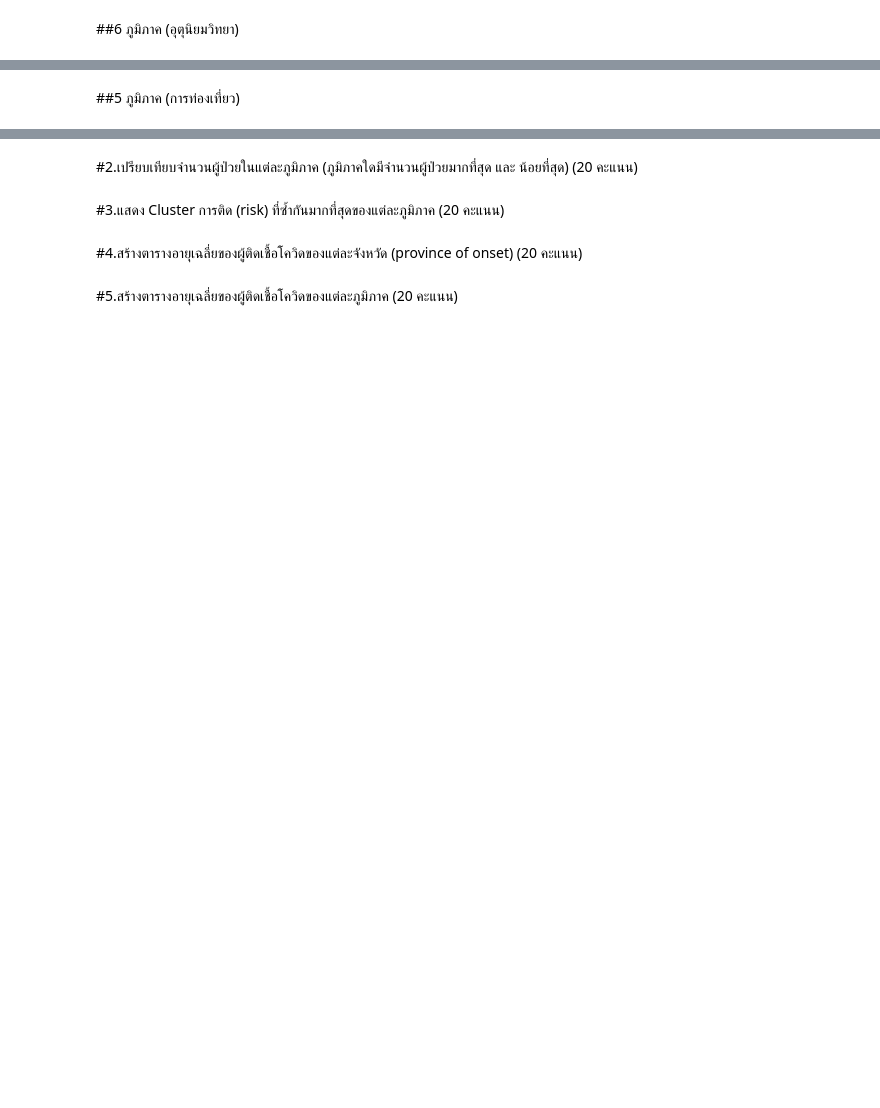
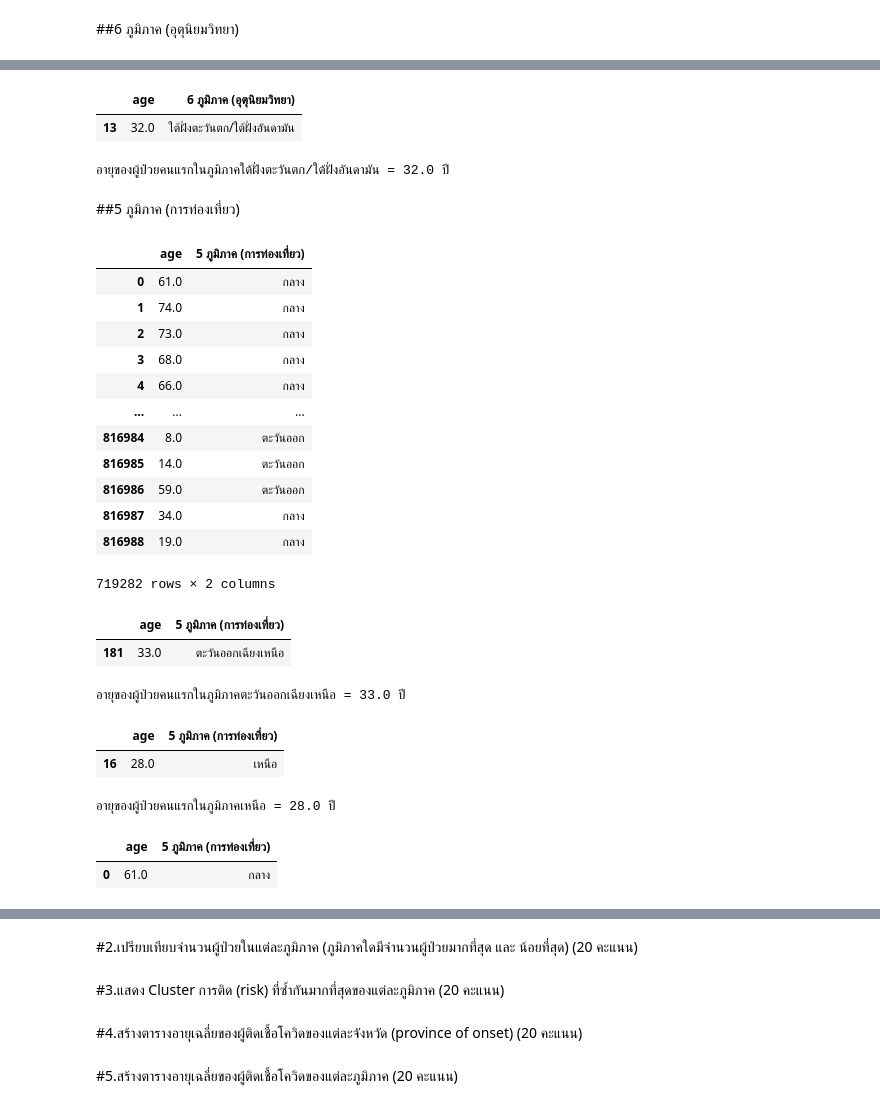
Before and after one commit to sskboonmee/data_viz_2022, a Jupyter notebook: BasicPython&DataViz_midterm2022.ipynb, the cells around one changed output, grey strips where cells are left out. Drawn from its saved outputs; the diff is of its cells as text; code cells hidden in the pictures; blank space fills up the shorter version.

```diff
--- a/BasicPython&DataViz_midterm2022.ipynb
+++ b/BasicPython&DataViz_midterm2022.ipynb
@@ -463,2 +534,58 @@ print(f'อายุของผู้ป่วยคนแรกในภูม
+# %%
+no1_6met_sw= no1_6met[no1_6met['6 ภูมิภาค (อุตุนิยมวิทยา)']=='ใต้ฝั่งตะวันตก/ใต้ฝั่งอันดามัน']
+no1_6met_sw.iloc[:1,:]
+# %% [output]
+|  | age | 6 ภูมิภาค (อุตุนิยมวิทยา) |
+| 13 | 32.0 | ใต้ฝั่งตะวันตก/ใต้ฝั่งอันดามัน |
+# %%
+age = no1_6met_sw.iloc[:1,:].iloc[0,0]
+print(f'อายุของผู้ป่วยคนแรกในภูมิภาคใต้ฝั่งตะวันตก/ใต้ฝั่งอันดามัน = {age} ปี ')
+# %% [output]
+อายุของผู้ป่วยคนแรกในภูมิภาคใต้ฝั่งตะวันตก/ใต้ฝั่งอันดามัน = 32.0 ปี
 # %% [markdown]
 ##5 ภูมิภาค (การท่องเที่ยว)
+# %%
+no1_5tra =data_drop[['age','5 ภูมิภาค (การท่องเที่ยว)']]
+no1_5tra
+# %% [output]
+|  | age | 5 ภูมิภาค (การท่องเที่ยว) |
+| 0 | 61.0 | กลาง |
+| 1 | 74.0 | กลาง |
+| 2 | 73.0 | กลาง |
+| 3 | 68.0 | กลาง |
+| 4 | 66.0 | กลาง |
+| ... | ... | ... |
+| 816984 | 8.0 | ตะวันออก |
+| 816985 | 14.0 | ตะวันออก |
+| 816986 | 59.0 | ตะวันออก |
+| 816987 | 34.0 | กลาง |
+| 816988 | 19.0 | กลาง |
+719282 rows × 2 columns
+# %%
+no1_5tra_ne= no1_5tra[no1_5tra['5 ภูมิภาค (การท่องเที่ยว)']=='ตะวันออกเฉียงเหนือ']
+no1_5tra_ne.iloc[:1,:]
+# %% [output]
+|  | age | 5 ภูมิภาค (การท่องเที่ยว) |
+| 181 | 33.0 | ตะวันออกเฉียงเหนือ |
+# %%
+age = no1_5tra_ne.iloc[:1,:].iloc[0,0]
+print(f'อายุของผู้ป่วยคนแรกในภูมิภาคตะวันออกเฉียงเหนือ = {age} ปี ')
+# %% [output]
+อายุของผู้ป่วยคนแรกในภูมิภาคตะวันออกเฉียงเหนือ = 33.0 ปี
+# %%
+no1_5tra_n= no1_5tra[no1_5tra['5 ภูมิภาค (การท่องเที่ยว)']=='เหนือ']
+no1_5tra_n.iloc[:1,:]
+# %% [output]
+|  | age | 5 ภูมิภาค (การท่องเที่ยว) |
+| 16 | 28.0 | เหนือ |
+# %%
+age = no1_5tra_n.iloc[:1,:].iloc[0,0]
+print(f'อายุของผู้ป่วยคนแรกในภูมิภาคเหนือ = {age} ปี ')
+# %% [output]
+อายุของผู้ป่วยคนแรกในภูมิภาคเหนือ = 28.0 ปี
+# %%
+no1_5tra_c= no1_5tra[no1_5tra['5 ภูมิภาค (การท่องเที่ยว)']=='กลาง']
+no1_5tra_c.iloc[:1,:]
+# %% [output]
+|  | age | 5 ภูมิภาค (การท่องเที่ยว) |
+| 0 | 61.0 | กลาง |
```
Also changed, not shown: parts of 29 cells of this notebook.
